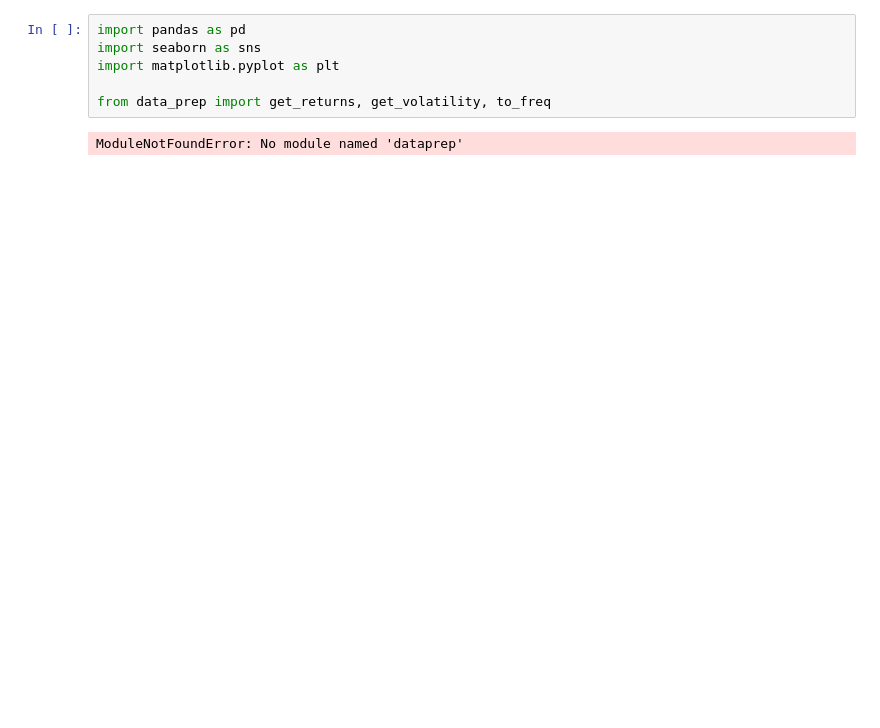
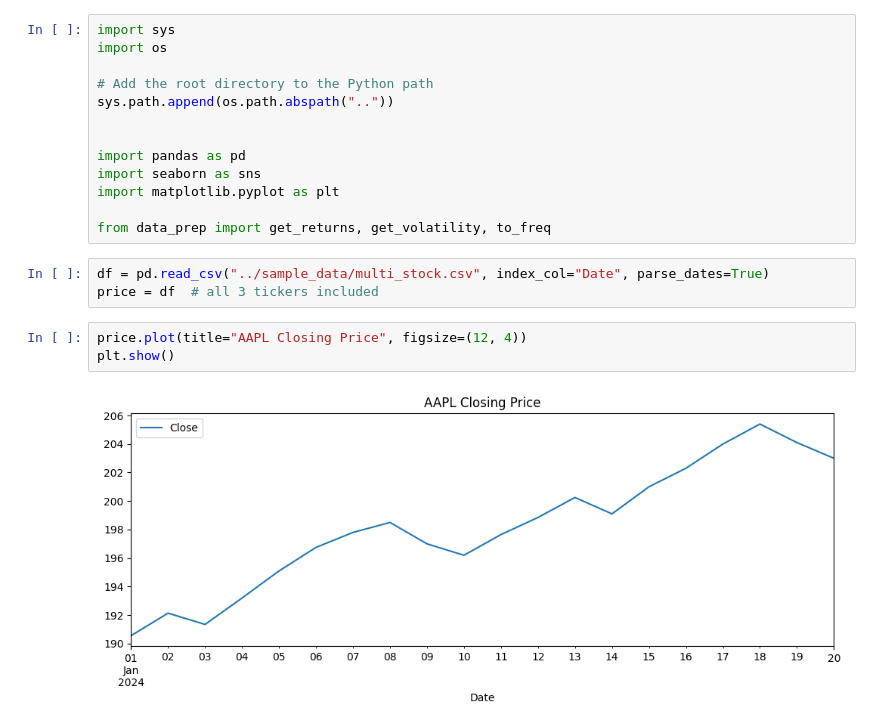
Before and after one commit to zveasy/quant-research-app, a Jupyter notebook: notebooks/explore_market.ipynb, the cells around one changed output. Cells and saved outputs as stored; diff of their text form; blank space fills up the shorter version.

Commit message:
Added multiple companies for data examples

```diff
--- a/notebooks/explore_market.ipynb
+++ b/notebooks/explore_market.ipynb
@@ -1,8 +1,21 @@
 # %%
+import sys
+import os
+
+# Add the root directory to the Python path
+sys.path.append(os.path.abspath(".."))
+
+
 import pandas as pd
 import seaborn as sns
 import matplotlib.pyplot as plt
 
 from data_prep import get_returns, get_volatility, to_freq
-# %% [output]
-ModuleNotFoundError: No module named 'dataprep'
+# %%
+df = pd.read_csv("../sample_data/multi_stock.csv", index_col="Date", parse_dates=True)
+price = df  # all 3 tickers included
+# %%
+price.plot(title="AAPL Closing Price", figsize=(12, 4))
+plt.show()
+# %% [output]
+[figure, added]
```
Also changed, not shown: parts of 3 cells of this notebook, 1 other file.
